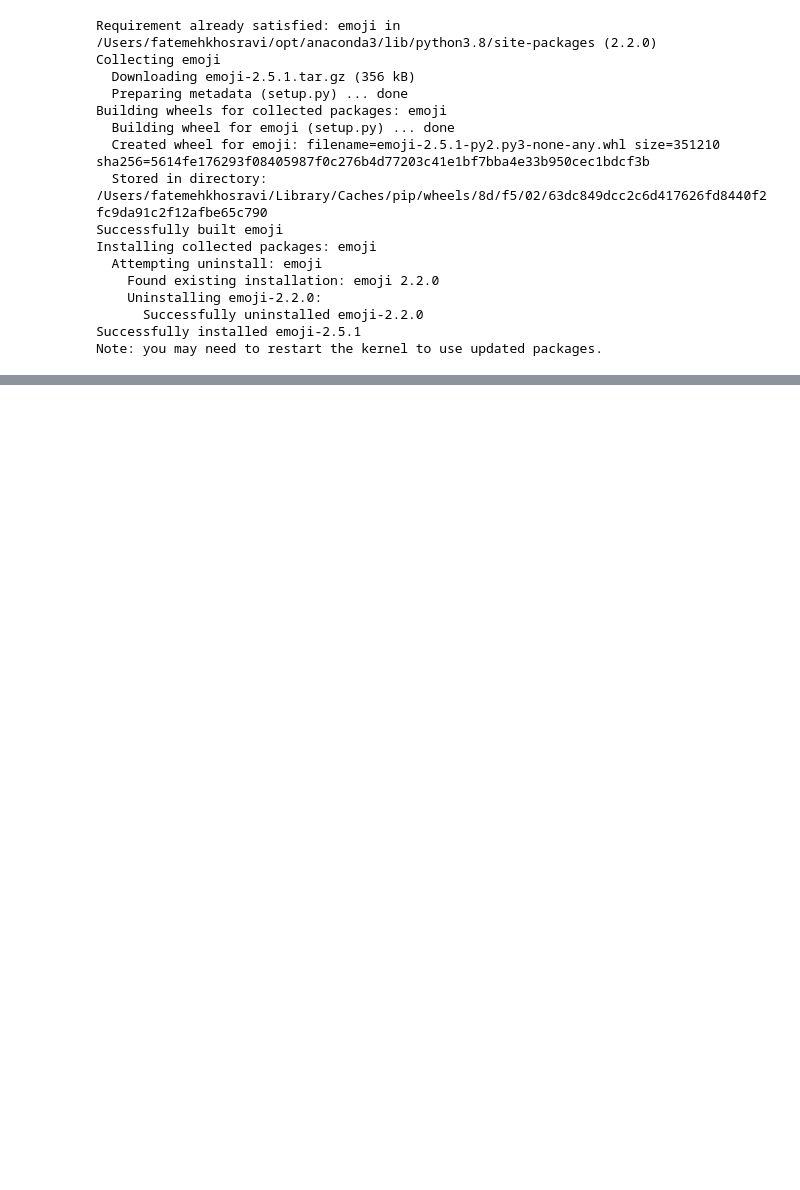
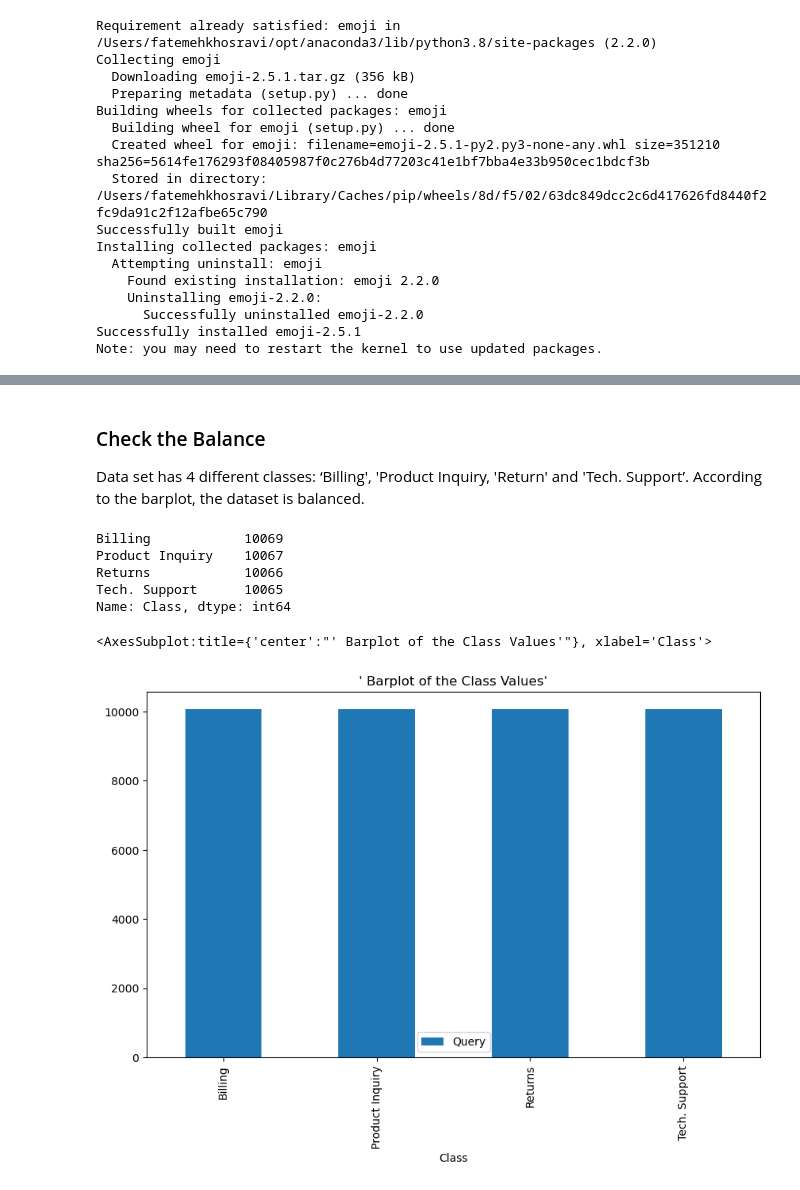
Before and after one commit to hjavadnia/509_Group_Project_20, a Jupyter notebook: group_project_509 .ipynb, the cells around one changed output, grey strips where cells are left out. Drawn from its saved outputs; the diff is of its cells as text; code cells hidden in the pictures; blank space fills up the shorter version.

```diff
--- a/group_project_509 .ipynb
+++ b/group_project_509 .ipynb
@@ -265,0 +68,4 @@ The top five most common tokens are:
+# %%
+#Read the data
+
+customer_queries = pd.read_csv('/Users/fatemehkhosravi/Desktop/cus_q_dataset_final.csv')
@@ -265,0 +97,22 @@ The top five most common tokens are:
+# %% [markdown]
+### Check the Balance
+
+Data set has 4 different classes: ‘Billing', 'Product Inquiry, 'Return' and 'Tech. Support’. According to the barplot, the dataset is balanced.
+# %%
+# Check different classes of the response variable
+
+customer_queries['Class'].value_counts()
+# %% [output]
+Billing            10069
+Product Inquiry    10067
+Returns            10066
+Tech. Support      10065
+Name: Class, dtype: int64
+# %%
+# Barplot of the 'Class' values
+
+customer_queries.groupby('Class').agg({'Query': 'count'}).plot.bar(figsize=(10,6),
+                                    title="' Barplot of the Class Values'")
+# %% [output]
+<AxesSubplot:title={'center':"' Barplot of the Class Values'"}, xlabel='Class'>
+[figure, added]
```
Also changed, not shown: parts of 35 cells of this notebook.
